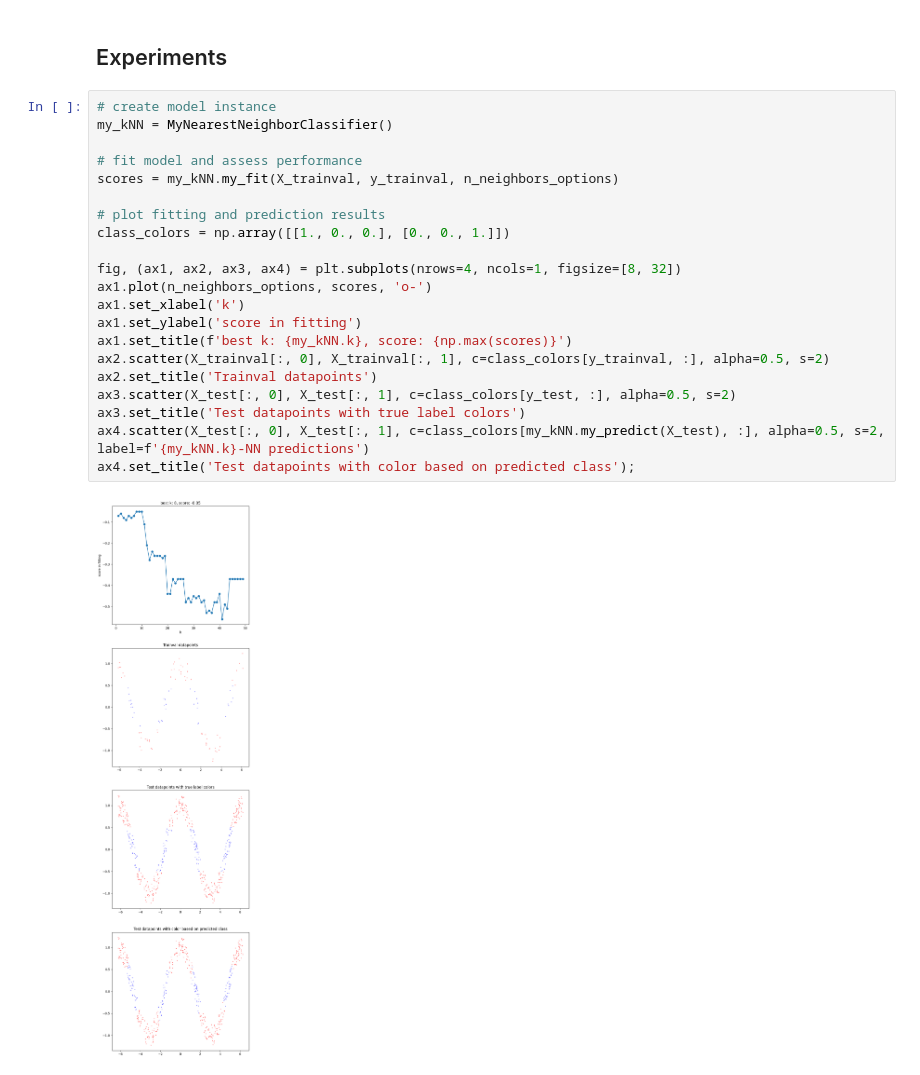
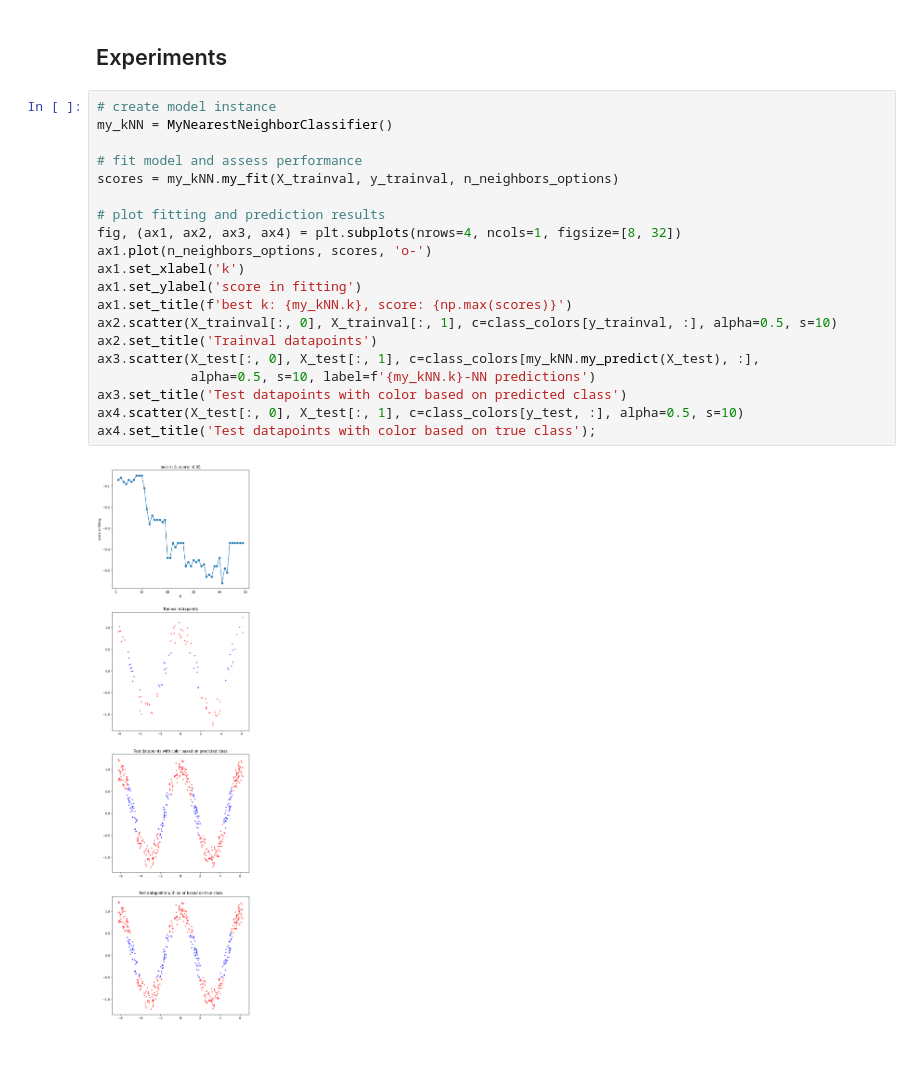
Before and after one commit to luma-lapinamk/jyri-mla23, a Jupyter notebook: notebooks/supervised_learning/classification_and_regression_examples_with_k-nearest_neighbors.ipynb, the cells around one changed output. Drawn from its saved outputs; the diff is of its cells as text.

```diff
--- a/notebooks/supervised_learning/classification_and_regression_examples_with_k-nearest_neighbors.ipynb
+++ b/notebooks/supervised_learning/classification_and_regression_examples_with_k-nearest_neighbors.ipynb
@@ -260,23 +282,22 @@ y_test = create_labels(X_test, clean_data_process)
 # %%
 # create model instance
 my_kNN = MyNearestNeighborClassifier()
 
 # fit model and assess performance
 scores = my_kNN.my_fit(X_trainval, y_trainval, n_neighbors_options)
 
 # plot fitting and prediction results
-class_colors = np.array([[1., 0., 0.], [0., 0., 1.]])
-
 fig, (ax1, ax2, ax3, ax4) = plt.subplots(nrows=4, ncols=1, figsize=[8, 32])
 ax1.plot(n_neighbors_options, scores, 'o-')
 ax1.set_xlabel('k')
 ax1.set_ylabel('score in fitting')
 ax1.set_title(f'best k: {my_kNN.k}, score: {np.max(scores)}')
-ax2.scatter(X_trainval[:, 0], X_trainval[:, 1], c=class_colors[y_trainval, :], alpha=0.5, s=2)
+ax2.scatter(X_trainval[:, 0], X_trainval[:, 1], c=class_colors[y_trainval, :], alpha=0.5, s=10)
 ax2.set_title('Trainval datapoints')
-ax3.scatter(X_test[:, 0], X_test[:, 1], c=class_colors[y_test, :], alpha=0.5, s=2)
-ax3.set_title('Test datapoints with true label colors')
-ax4.scatter(X_test[:, 0], X_test[:, 1], c=class_colors[my_kNN.my_predict(X_test), :], alpha=0.5, s=2, label=f'{my_kNN.k}-NN predictions')
-ax4.set_title('Test datapoints with color based on predicted class');
+ax3.scatter(X_test[:, 0], X_test[:, 1], c=class_colors[my_kNN.my_predict(X_test), :],
+            alpha=0.5, s=10, label=f'{my_kNN.k}-NN predictions')
+ax3.set_title('Test datapoints with color based on predicted class')
+ax4.scatter(X_test[:, 0], X_test[:, 1], c=class_colors[y_test, :], alpha=0.5, s=10)
+ax4.set_title('Test datapoints with color based on true class');
 # %% [output]
-[figure, old version]
+[figure, new version]
```
Also changed, not shown: parts of 10 cells of this notebook.
